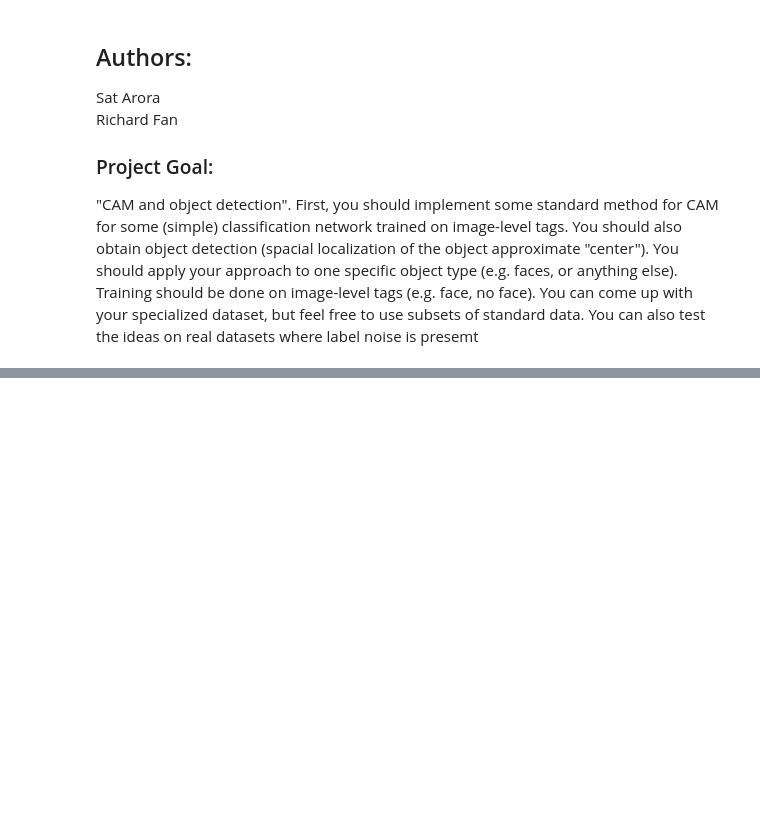
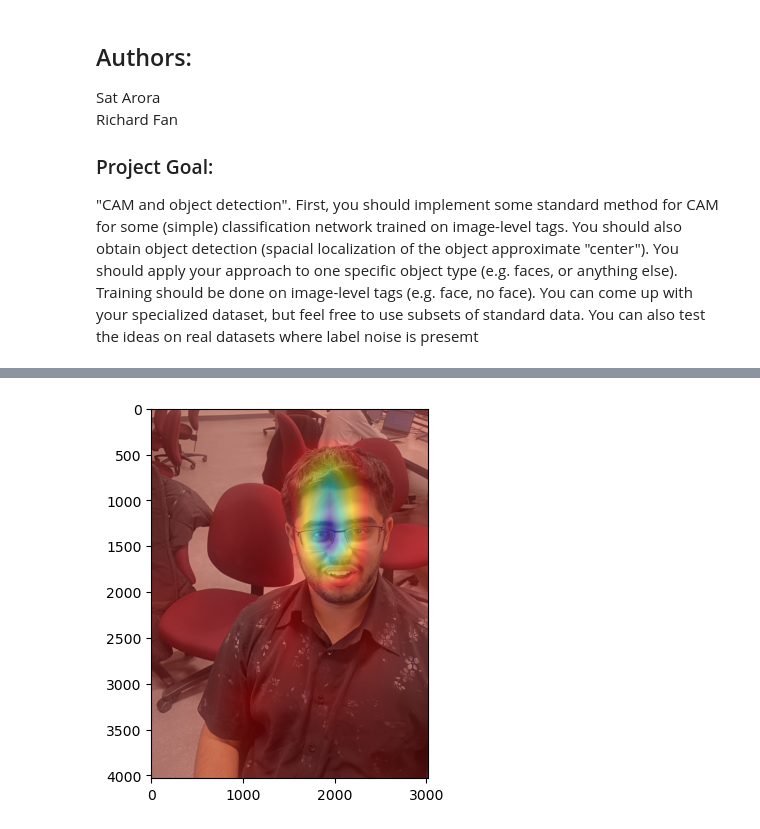
Before and after one commit to sa35577/CAM-Object-Detection, a Jupyter notebook: CAM-Object-Detection-Copy1.ipynb, the cells around one changed output, grey strips where cells are left out. Cells and saved outputs as stored; diff of their text form; code cells hidden in the pictures; blank space fills up the shorter version.

```diff
--- a/CAM-Object-Detection-Copy1.ipynb
+++ b/CAM-Object-Detection-Copy1.ipynb
@@ -67,9 +71,14 @@ Downloading: "https://download.pytorch.org/models/resnet18-f37072fd.pth" to /Use
 # %%
 # Training loop
-device = torch.device('cuda' if torch.cuda.is_available() else 'cpu')
+# device = torch.device('cuda' if torch.cuda.is_available() else 'cpu')
+device = torch.device('mps')
 model.to(device)
+optimizer = torch.optim.Adam(model.parameters(), lr=0.001)
 
-num_epochs = 10
+# for param in model.parameters():
+#     param.requires_grad = False
+
+num_epochs = 5
 for epoch in range(num_epochs):
     model.train()
     running_loss = 0.0
@@ -106,0 +120,73 @@ Epoch [2/10], Loss: 0.0603
+# %%
+model.eval()
+
+# Remove the fully connected layer
+model2 = nn.Sequential(*list(model.children())[:-2])
+# model2 = model
+# %%
+# model.eval()
+
+# # Remove the fully connected layer
+# model = nn.Sequential(*list(model.children())[:-2])
+
+# Load and preprocess the image
+img = cv2.imread('sat.png')
+# img = cv2.imread('river_hand.jpeg')
+
+if img is not None:
+    print("Image loaded successfully!")
+else:
+    print("Unable to load the image. Please check the file path.")
+
+
+img = cv2.cvtColor(img, cv2.COLOR_BGR2RGB)
+preprocess = transforms.Compose([
+    transforms.ToPILImage(),
+    transforms.Resize((224, 224)),
+    transforms.ToTensor(),
+    transforms.Normalize(mean=[0.485, 0.456, 0.406], std=[0.229, 0.224, 0.225]),
+])
+input_img = preprocess(img).unsqueeze(0).to(device)
+
+# Forward pass to get feature maps
+with torch.no_grad():
+    feature_maps = model2(input_img)
+
+# Get the weights of the final convolutional layer
+final_conv_layer = None
+for layer in reversed(model2):
+    if isinstance(layer, torch.nn.modules.conv.Conv2d):
+        final_conv_layer = layer
+        break
+
+if final_conv_layer is None:
+    raise ValueError("Final convolutional layer not found in the model.")
+
+final_conv_layer_weights = final_conv_layer.weight.detach().cpu()
+
+# Compute the class activation map (CAM)
+cam = np.zeros((feature_maps.shape[2], feature_maps.shape[3]), dtype=np.float32)
+for i in range(final_conv_layer_weights.size(0)):
+    weight = final_conv_layer_weights[i].detach().cpu().numpy()
+    cam += np.sum(weight * feature_maps.squeeze(0)[i].cpu().numpy(), axis=0)
+
+cam = np.maximum(cam, 0)  # ReLU activation
+cam = cv2.resize(cam, (img.shape[1], img.shape[0]))
+cam = cam - np.min(cam)
+cam = cam / np.max(cam)
+
+# Apply heatmap on the original image
+heatmap = cv2.applyColorMap(np.uint8(255 * cam), cv2.COLORMAP_JET)
+print(heatmap.shape)
+superimposed_img = heatmap * 0.4 + img.astype('float32') * 0.6
+superimposed_img = superimposed_img / superimposed_img.max()
+
+# Display the original image and the image with the heatmap
+cv2.imshow('Original Image', img)
+cv2.imshow('CAM', np.uint8(255 * superimposed_img))
+import matplotlib.pyplot as plt
+plt.imshow(img)
+plt.imshow(np.uint8(255 * superimposed_img))
+# cv2.waitKey(0)
+# cv2.destroyAllWindows()
+# %% [output]
@@ -106,0 +196 @@ Epoch [2/10], Loss: 0.0603
+[figure, added]
```
Also changed, not shown: parts of 5 cells of this notebook, 11 other files.
